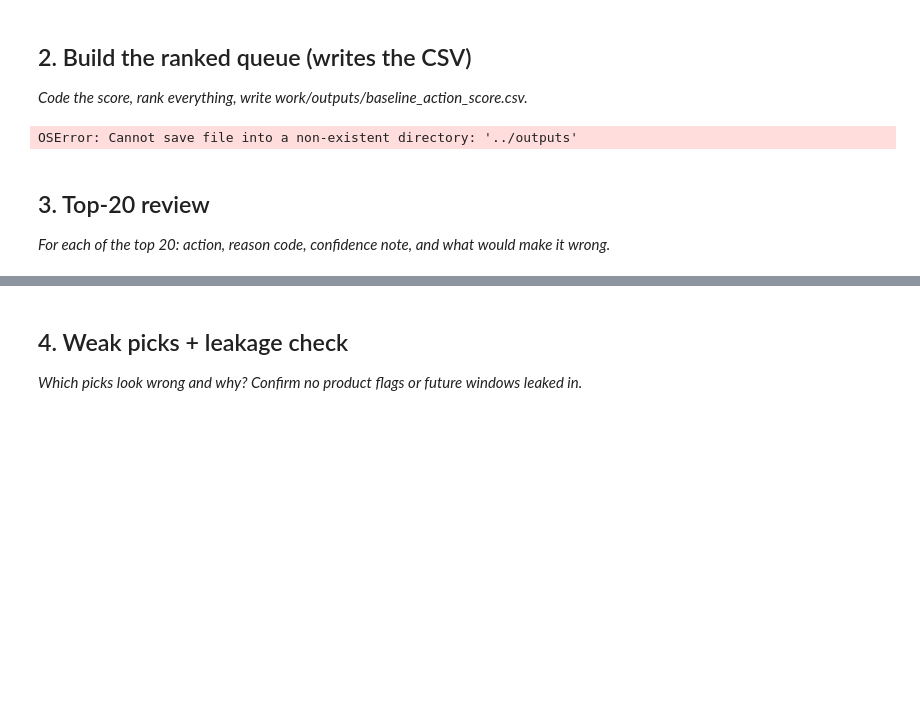
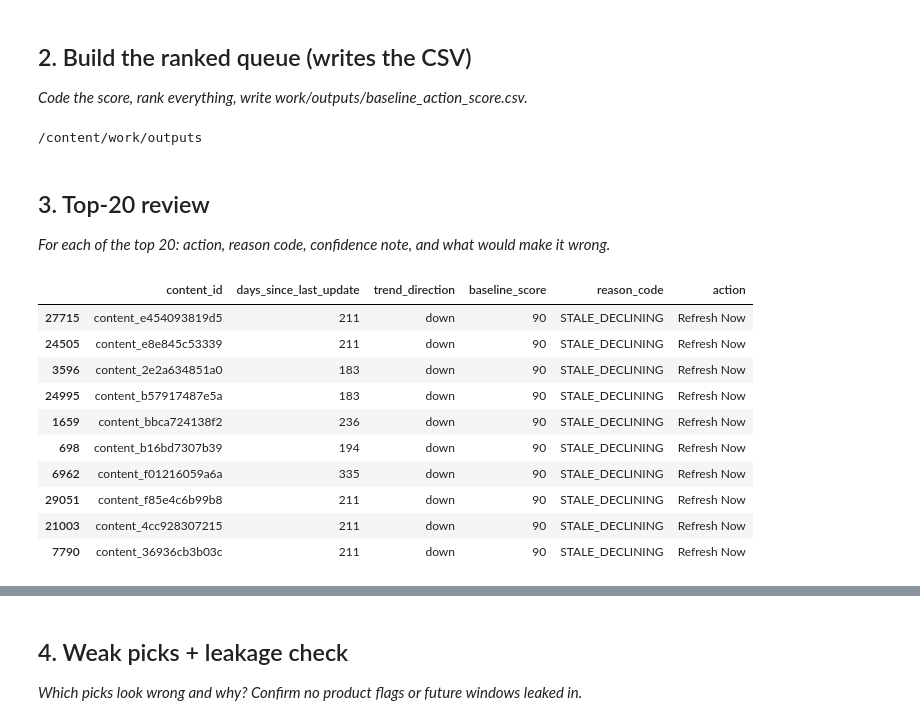
Before and after one commit to ruzaki11/Flyrank-ml-intern-tasks, a Jupyter notebook: work/notebooks/w04_baseline_score.ipynb, the cells around one changed output, grey strips where cells are left out. Saved outputs shown, nothing was run; the diff lists cells and outputs as text; code cells hidden in the pictures; blank space fills up the shorter version.

```diff
--- a/work/notebooks/w04_baseline_score.ipynb
+++ b/work/notebooks/w04_baseline_score.ipynb
@@ -162,15 +162,46 @@ ranked_df = df.sort_values(
     by="baseline_score",
     ascending=False
 )
+# %%
+
+from pathlib import Path
+
+output_dir = Path("/content/work/outputs")
+output_dir.mkdir(parents=True, exist_ok=True)
+
+print(output_dir)
+# %% [output]
+/content/work/outputs
 # %%
 # save the csv file
-ranked_df.to_csv(
-    "../outputs/baseline_action_score.csv",
-    index=False
-)
+ranked_df.to_csv("/content/work/outputs/baseline_action_score.csv", index=False)
-# %% [output]
-OSError: Cannot save file into a non-existent directory: '../outputs'
 # %% [markdown]
 ## 3. Top-20 review
 
 *For each of the top 20: action, reason code, confidence note, and what would make it wrong.*
+# %%
+# i will review the top 10 only
+top10 = ranked_df.head(10)
+
+top10[
+    [
+        "content_id",
+        "days_since_last_update",
+        "trend_direction",
+        "baseline_score",
+        "reason_code",
+        "action"
+    ]
+]
+# %% [output]
+|  | content_id | days_since_last_update | trend_direction | baseline_score | reason_code | action |
+| 27715 | content_e454093819d5 | 211 | down | 90 | STALE_DECLINING | Refresh Now |
+| 24505 | content_e8e845c53339 | 211 | down | 90 | STALE_DECLINING | Refresh Now |
+| 3596 | content_2e2a634851a0 | 183 | down | 90 | STALE_DECLINING | Refresh Now |
+| 24995 | content_b57917487e5a | 183 | down | 90 | STALE_DECLINING | Refresh Now |
+| 1659 | content_bbca724138f2 | 236 | down | 90 | STALE_DECLINING | Refresh Now |
+| 698 | content_b16bd7307b39 | 194 | down | 90 | STALE_DECLINING | Refresh Now |
+| 6962 | content_f01216059a6a | 335 | down | 90 | STALE_DECLINING | Refresh Now |
+| 29051 | content_f85e4c6b99b8 | 211 | down | 90 | STALE_DECLINING | Refresh Now |
+| 21003 | content_4cc928307215 | 211 | down | 90 | STALE_DECLINING | Refresh Now |
+| 7790 | content_36936cb3b03c | 211 | down | 90 | STALE_DECLINING | Refresh Now |
```
Also changed, not shown: parts of 4 cells of this notebook.
